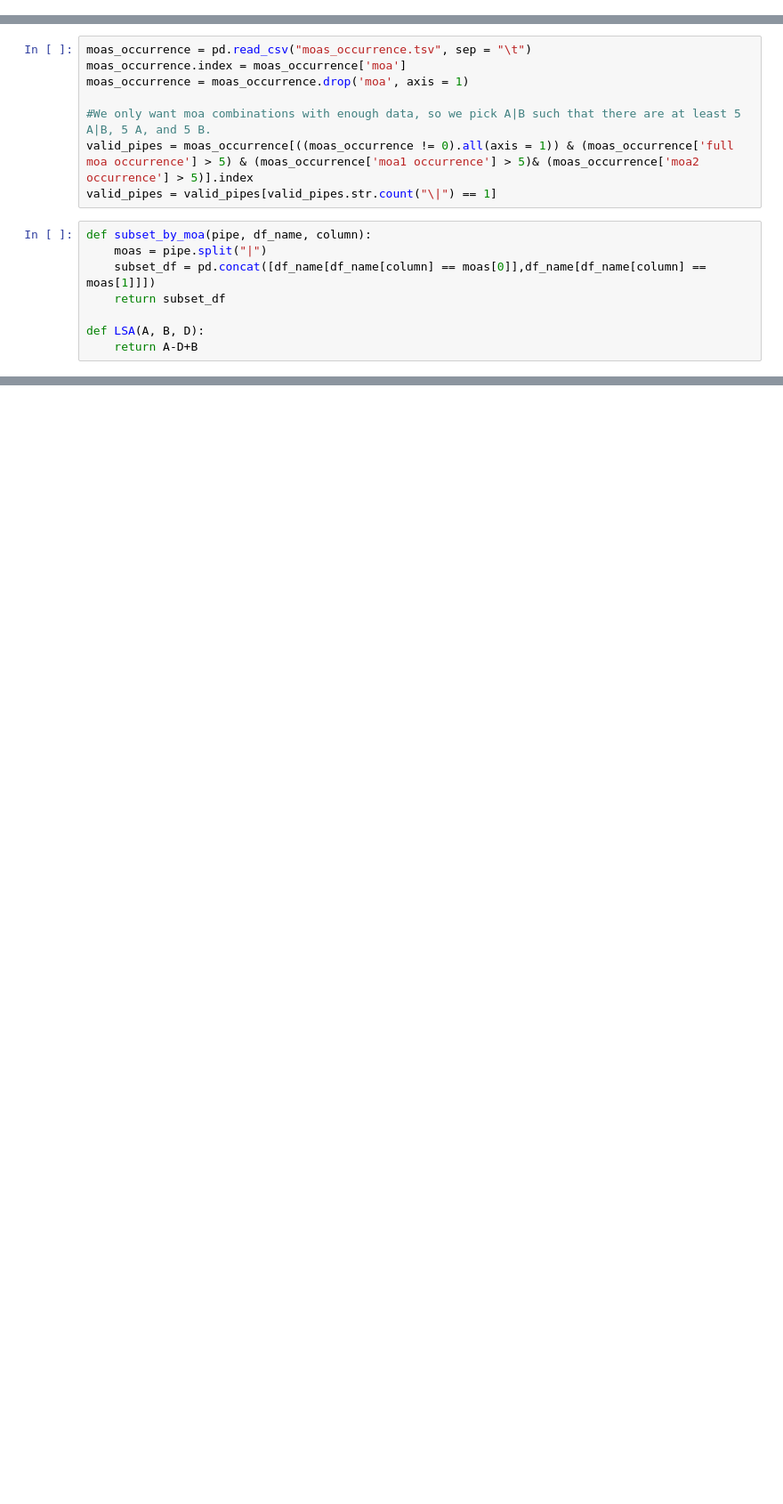
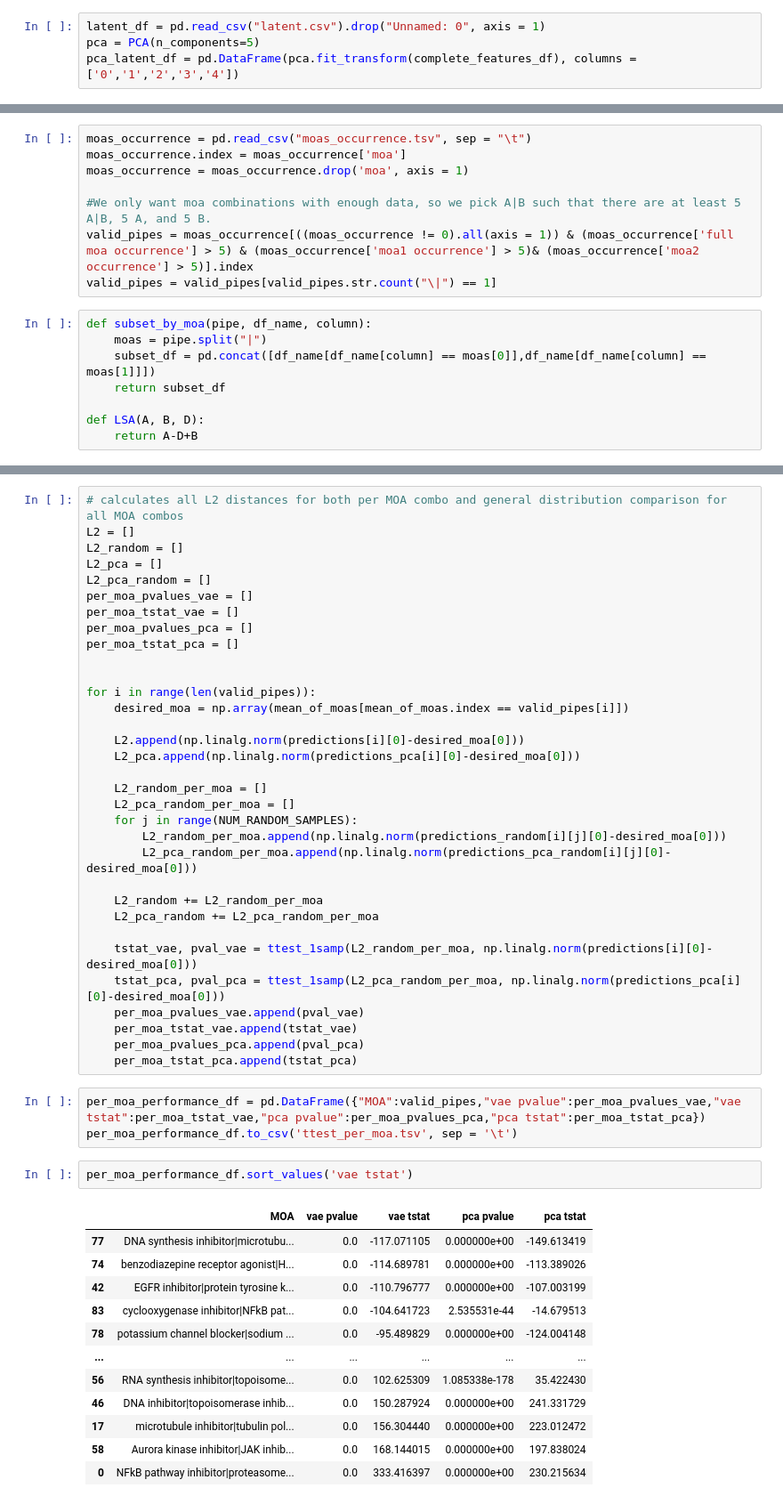
Before and after one commit to broadinstitute/cell-painting-vae, a Jupyter notebook: cell-painting/3.application/experiment.ipynb, the cells around one changed output, grey strips where cells are left out. Shown at 89% size. Saved outputs shown, nothing was run; the diff lists cells and outputs as text; blank space fills up the shorter version.

```diff
--- a/cell-painting/3.application/experiment.ipynb
+++ b/cell-painting/3.application/experiment.ipynb
@@ -43,0 +25,4 @@ random_moa_labels
+# %%
+latent_df = pd.read_csv("latent.csv").drop("Unnamed: 0", axis = 1)
+pca = PCA(n_components=5)
+pca_latent_df = pd.DataFrame(pca.fit_transform(complete_features_df), columns = ['0','1','2','3','4'])
@@ -218,0 +207,51 @@ plt.show()
+# %%
+# calculates all L2 distances for both per MOA combo and general distribution comparison for all MOA combos
+L2 = []
+L2_random = []
+L2_pca = []
+L2_pca_random = []
+per_moa_pvalues_vae = []
+per_moa_tstat_vae = []
+per_moa_pvalues_pca = []
+per_moa_tstat_pca = []
+
+
+for i in range(len(valid_pipes)):
+    desired_moa = np.array(mean_of_moas[mean_of_moas.index == valid_pipes[i]])
+
+    L2.append(np.linalg.norm(predictions[i][0]-desired_moa[0]))
+    L2_pca.append(np.linalg.norm(predictions_pca[i][0]-desired_moa[0]))
+
+    L2_random_per_moa = []
+    L2_pca_random_per_moa = []
+    for j in range(NUM_RANDOM_SAMPLES):
+        L2_random_per_moa.append(np.linalg.norm(predictions_random[i][j][0]-desired_moa[0]))
+        L2_pca_random_per_moa.append(np.linalg.norm(predictions_pca_random[i][j][0]-desired_moa[0]))
+
+    L2_random += L2_random_per_moa
+    L2_pca_random += L2_pca_random_per_moa
+
+    tstat_vae, pval_vae = ttest_1samp(L2_random_per_moa, np.linalg.norm(predictions[i][0]-desired_moa[0]))
+    tstat_pca, pval_pca = ttest_1samp(L2_pca_random_per_moa, np.linalg.norm(predictions_pca[i][0]-desired_moa[0]))
+    per_moa_pvalues_vae.append(pval_vae)
+    per_moa_tstat_vae.append(tstat_vae)
+    per_moa_pvalues_pca.append(pval_pca)
+    per_moa_tstat_pca.append(tstat_pca)
+# %%
+per_moa_performance_df = pd.DataFrame({"MOA":valid_pipes,"vae pvalue":per_moa_pvalues_vae,"vae tstat":per_moa_tstat_vae,"pca pvalue":per_moa_pvalues_pca,"pca tstat":per_moa_tstat_pca})
+per_moa_performance_df.to_csv('ttest_per_moa.tsv', sep = '\t')
+# %%
+per_moa_performance_df.sort_values('vae tstat')
+# %% [output]
+|  | MOA | vae pvalue | vae tstat | pca pvalue | pca tstat |
+| 77 | DNA synthesis inhibitor|microtubu... | 0.0 | -117.071105 | 0.000000e+00 | -149.613419 |
+| 74 | benzodiazepine receptor agonist|H... | 0.0 | -114.689781 | 0.000000e+00 | -113.389026 |
+| 42 | EGFR inhibitor|protein tyrosine k... | 0.0 | -110.796777 | 0.000000e+00 | -107.003199 |
+| 83 | cyclooxygenase inhibitor|NFkB pat... | 0.0 | -104.641723 | 2.535531e-44 | -14.679513 |
+| 78 | potassium channel blocker|sodium ... | 0.0 | -95.489829 | 0.000000e+00 | -124.004148 |
+| ... | ... | ... | ... | ... | ... |
+| 56 | RNA synthesis inhibitor|topoisome... | 0.0 | 102.625309 | 1.085338e-178 | 35.422430 |
+| 46 | DNA inhibitor|topoisomerase inhib... | 0.0 | 150.287924 | 0.000000e+00 | 241.331729 |
+| 17 | microtubule inhibitor|tubulin pol... | 0.0 | 156.304440 | 0.000000e+00 | 223.012472 |
+| 58 | Aurora kinase inhibitor|JAK inhib... | 0.0 | 168.144015 | 0.000000e+00 | 197.838024 |
+| 0 | NFkB pathway inhibitor|proteasome... | 0.0 | 333.416397 | 0.000000e+00 | 230.215634 |
```
Also changed, not shown: parts of 23 cells of this notebook, 8 other files.
